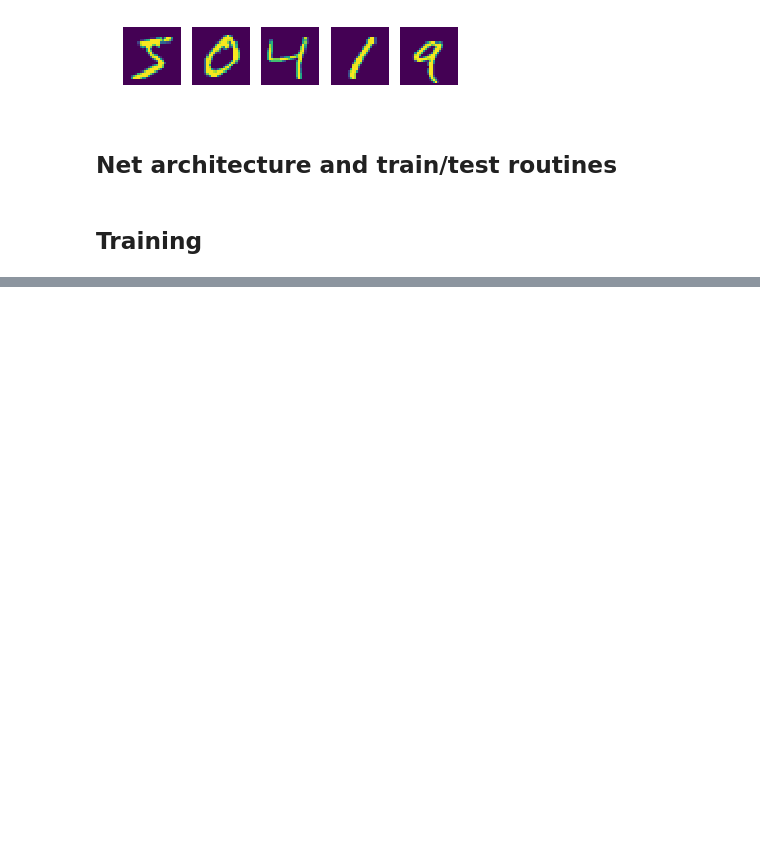
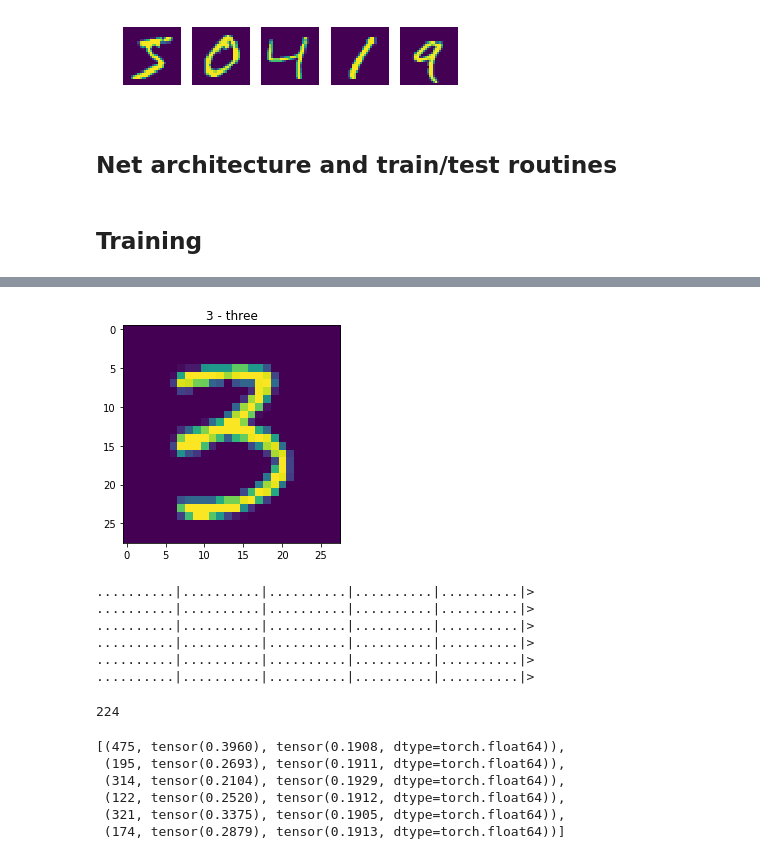
Before and after one commit to RafaelGoncalves8/mnist-neural-networks, a Jupyter notebook: deliver/NN.ipynb, the cells around one changed output, grey strips where cells are left out. Drawn from its saved outputs; the diff is of its cells as text; code cells hidden in the pictures; blank space fills up the shorter version.

```diff
--- a/deliver/NN.ipynb
+++ b/deliver/NN.ipynb
@@ -213,0 +243,13 @@ plt.show()
+# %%
+r = random.randint(0,1000)
+
+img = X_test[r]
+
+with torch.no_grad():
+    a = model(img)
+
+plt.title(mnist_testset.classes[torch.argmax(a, dim=1)])
+plt.imshow(img)
+plt.show()
+# %% [output]
+[figure, added]
@@ -213,0 +279,27 @@ plt.show()
+# %%
+models = []
+for _ in range(6):
+    H = random.randint(100,600)
+    model = Net(H, 10)
+    loss, acc = kfold(5, 60000, 100, model)
+    models.append((H, loss, acc))
+# %% [output]
+..........|..........|..........|..........|..........|>
+..........|..........|..........|..........|..........|>
+..........|..........|..........|..........|..........|>
+..........|..........|..........|..........|..........|>
+..........|..........|..........|..........|..........|>
+..........|..........|..........|..........|..........|>
+# %%
+gc.collect()
+# %% [output]
+224
+# %%
+models
+# %% [output]
+[(475, tensor(0.3960), tensor(0.1908, dtype=torch.float64)),
+ (195, tensor(0.2693), tensor(0.1911, dtype=torch.float64)),
+ (314, tensor(0.2104), tensor(0.1929, dtype=torch.float64)),
+ (122, tensor(0.2520), tensor(0.1912, dtype=torch.float64)),
+ (321, tensor(0.3375), tensor(0.1905, dtype=torch.float64)),
+ (174, tensor(0.2879), tensor(0.1913, dtype=torch.float64))]
```
Also changed, not shown: parts of 16 cells of this notebook, 2 other files.
